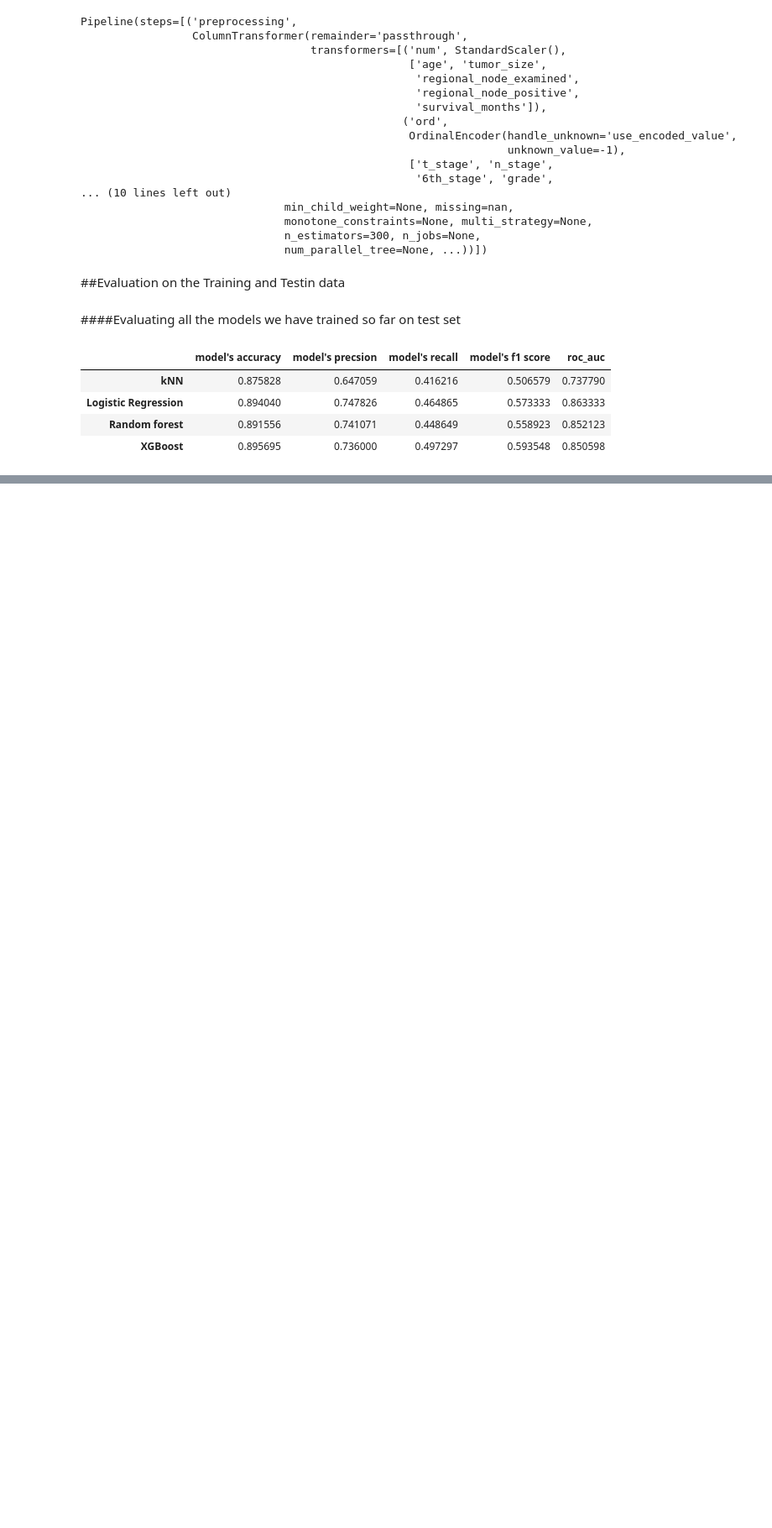
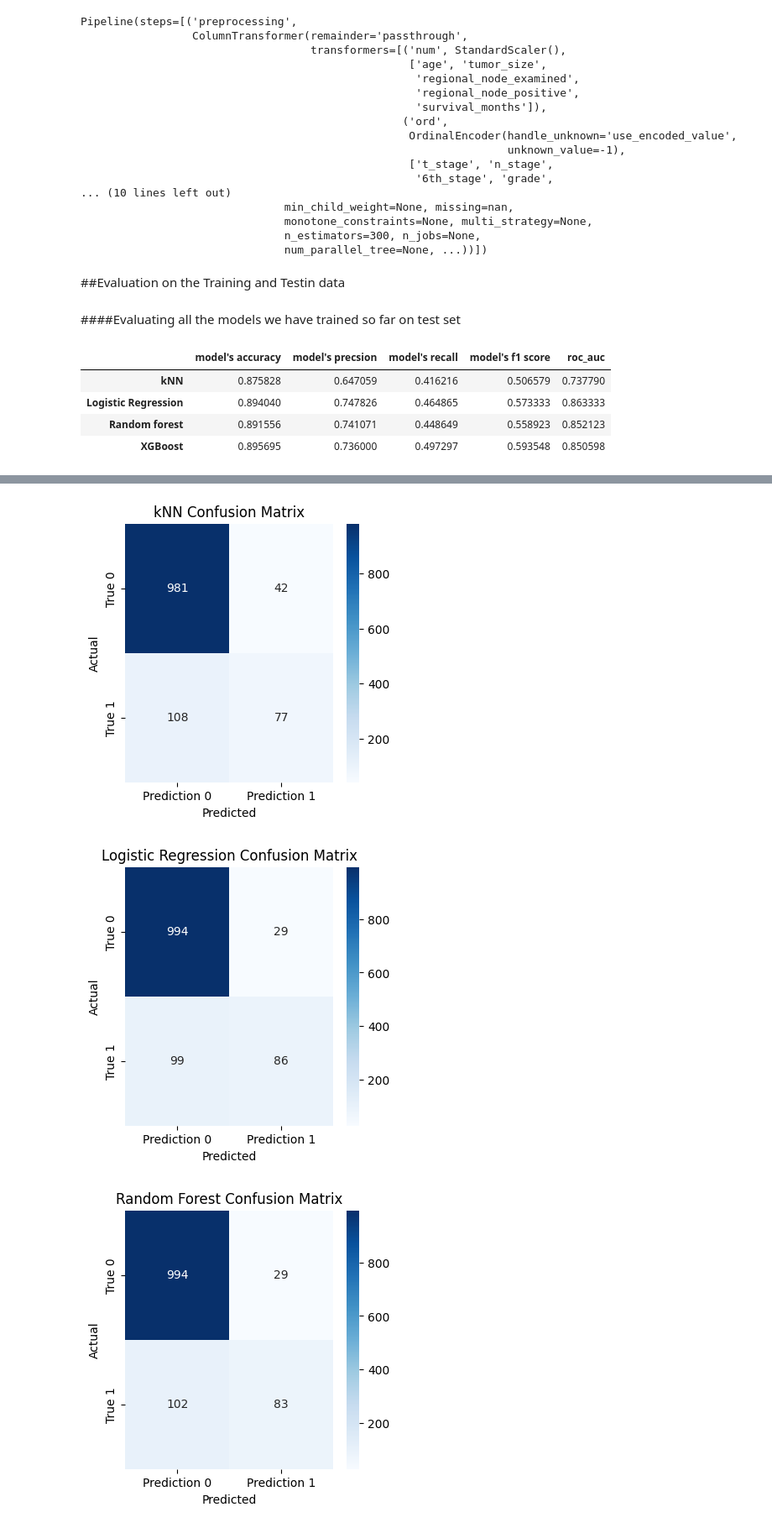
Before and after one commit to Vivek-afk81/breast-cancer-classification-ml, a Jupyter notebook: classification_project.ipynb, the cells around one changed output, grey strips where cells are left out. Shown at 84% size. Cells and saved outputs as stored; diff of their text form; code cells hidden in the pictures; blank space fills up the shorter version.

```diff
--- a/classification_project.ipynb
+++ b/classification_project.ipynb
@@ -747,0 +765,31 @@ results_df
+# %%
+from sklearn.metrics import confusion_matrix
+
+def plot_confusion_matrix(model,X_test,y_test,title,ax=None):
+  y_pred=model.predict(X_test)
+  cm=confusion_matrix(y_test,y_pred)
+
+  plt.figure(figsize=(4, 4))
+  sns.heatmap(
+      cm,
+      annot=True,
+      fmt="d",
+      cmap="Blues",
+      xticklabels=["Prediction 0", "Prediction 1"],
+      yticklabels=["True 0", "True 1"]
+  )
+
+  plt.xlabel("Predicted")
+  plt.ylabel("Actual")
+  plt.title(title)
+  plt.show()
+# %%
+
+plot_confusion_matrix(best_knn, X_test, y_test, "kNN Confusion Matrix")
+plot_confusion_matrix(log_reg_pipeline, X_test, y_test, "Logistic Regression Confusion Matrix")
+plot_confusion_matrix(rf_pipeline, X_test, y_test, "Random Forest Confusion Matrix")
+plot_confusion_matrix(xgb_pipeline, X_test, y_test, "XGBoost Confusion Matrix")
+# %% [output]
+[figure, added]
+[figure, added]
+[figure, added]
```
Also changed, not shown: parts of 10 cells of this notebook.
